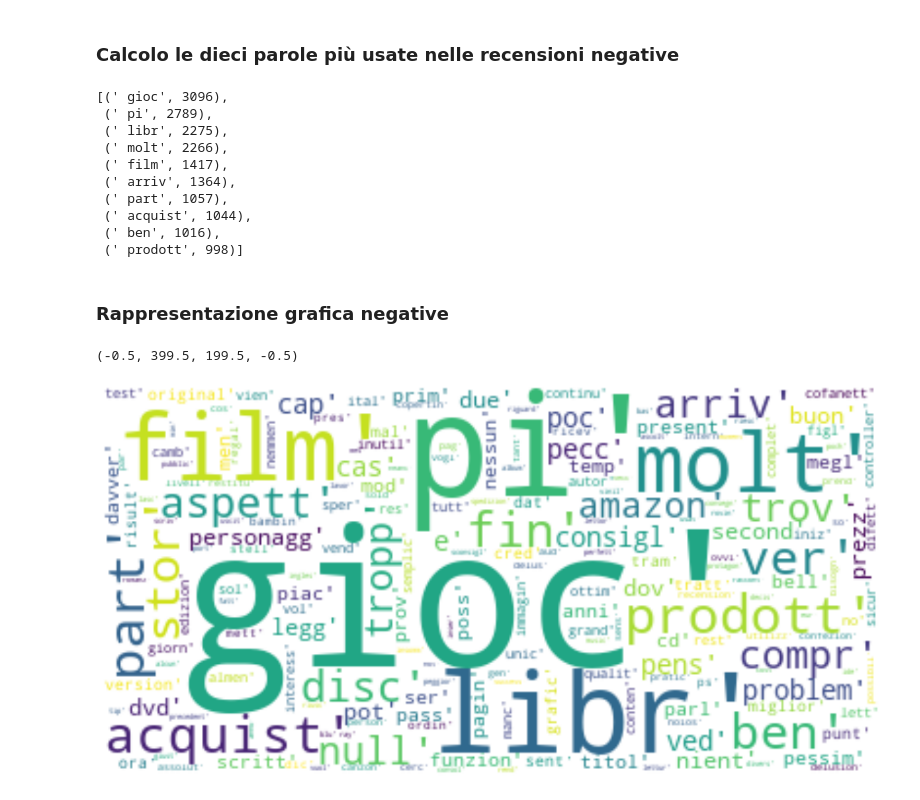
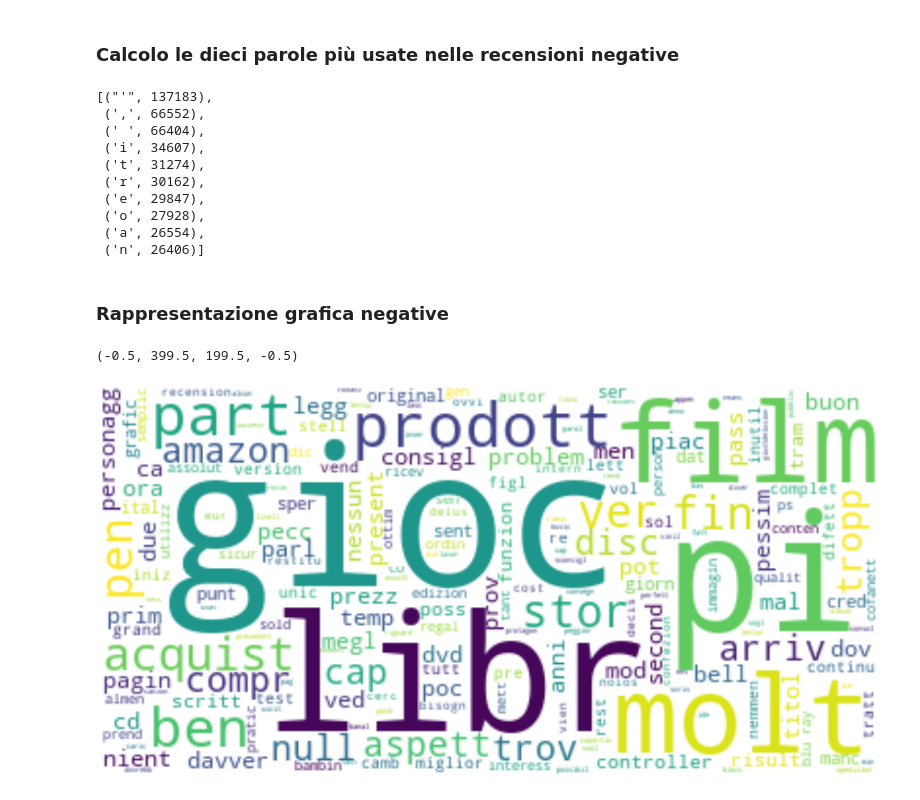
Before and after one commit to vittoriomaggio/amazon-reviews, a Jupyter notebook: code/Sentiment_Analysis/Pos_Neg.ipynb, the cells around one changed output. Cells and saved outputs as stored; diff of their text form; code cells hidden in the pictures.

Commit message:
Added part for csv

```diff
--- a/code/Sentiment_Analysis/Pos_Neg.ipynb
+++ b/code/Sentiment_Analysis/Pos_Neg.ipynb
@@ -18,5 +19,18 @@ from sklearn.feature_extraction.text import CountVectorizer
 # %%
 reviews = pd.read_csv("tokenizedDataset.csv")
+
+i=0
+while i<88130:
+    l = reviews['tokens_stemming'][i].replace("'", "").replace("[","").replace("]","").replace(" ","").split(',')
+    reviews['tokens_stemming'][i] = l
+    i=i+1
+
+i=0
+while i<88130:
+    l = reviews['tokens'][i].replace("'", "").replace("[","").replace("]","").replace(" ","").split(',')
+    reviews['tokens'][i] = l
+    i=i+1
+
 # Campo per visualizzare i commenti lunghi
 pd.set_option('display.max_colwidth', -1)
 reviews.iloc[1:5]
@@ -30,10 +52,6 @@ reviews.iloc[1:5]
 ### Trovare le parole positive
 # %%
 positive = reviews[reviews['sentiment'] == 'positive']['tokens_stemming']
-pos = list()
-for item in positive:
-  item = item.replace("'", "")
-  pos.append(item.split(','))
 # %% [markdown]
 ### Calcolo le dieci parole più usate nelle recensioni positive
 # %%
@@ -66,35 +84,31 @@ plt.axis("off")
 ###Trovo le parole negative
 # %%
 negative = reviews[reviews['sentiment'] == 'negative']['tokens_stemming']
-neg = list()
-for item in negative:
-  item = item.replace("'", "")
-  neg.append(item.split(','))
 # %% [markdown]
 ### Calcolo le dieci parole più usate nelle recensioni negative
 # %%
-sentences = (list(itertools.chain(neg)))
+sentences = (list(itertools.chain(negative)))
 neg_list = [item for sublist in sentences for item in sublist]
 c = Counter(neg_list)
 c.most_common(10)
 # %% [output]
-[(' gioc', 3096),
- (' pi', 2789),
- (' libr', 2275),
- (' molt', 2266),
- (' film', 1417),
- (' arriv', 1364),
- (' part', 1057),
- (' acquist', 1044),
- (' ben', 1016),
- (' prodott', 998)]
+[("'", 137183),
+ (',', 66552),
+ (' ', 66404),
+ ('i', 34607),
+ ('t', 31274),
+ ('r', 30162),
+ ('e', 29847),
+ ('o', 27928),
+ ('a', 26554),
+ ('n', 26406)]
 # %% [markdown]
 ### Rappresentazione grafica negative
 # %%
 neg_fig = plt.figure(figsize=(20,14))
-neg_wordcloud = WordCloud(background_color="white").generate(" ".join(negative))
+neg_wordcloud = WordCloud(background_color="white").generate(" ".join(neg_list))
 plt.imshow(neg_wordcloud,interpolation='bilinear')
 plt.axis("off")
 # %% [output]
 (-0.5, 399.5, 199.5, -0.5)
-[figure, old version]
+[figure, new version]
```
Also changed, not shown: parts of 5 cells of this notebook.
